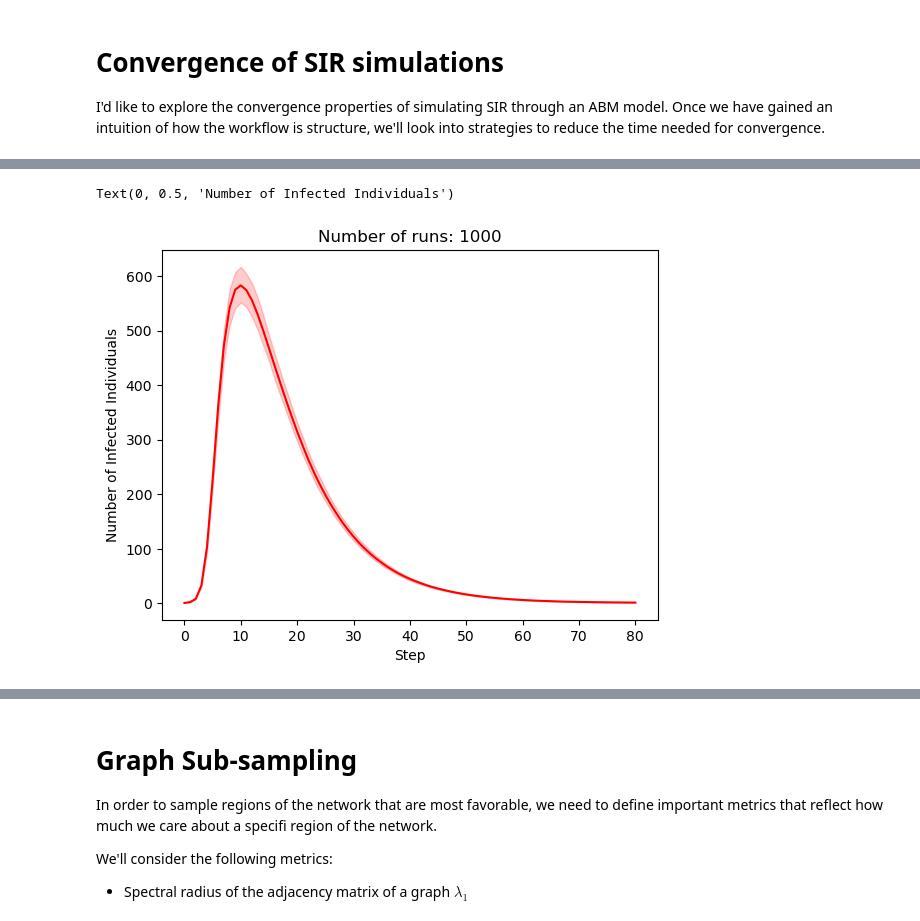
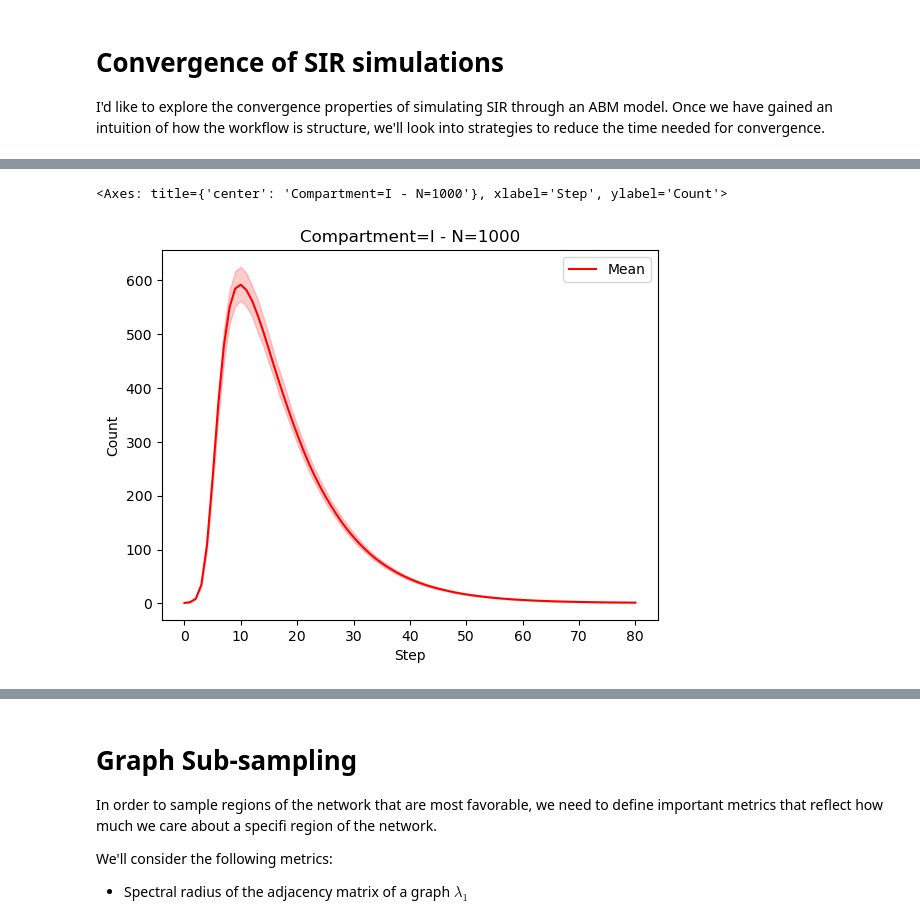
Before and after one commit to martjor/minigraphs, a Jupyter notebook: src/minigraphs/sir_convergence.ipynb, the cells around one changed output, grey strips where cells are left out. Cells and saved outputs as stored; diff of their text form; code cells hidden in the pictures.

```diff
--- a/src/minigraphs/sir_convergence.ipynb
+++ b/src/minigraphs/sir_convergence.ipynb
@@ -4,6 +4,7 @@ I'd like to explore the convergence properties of simulating SIR through an ABM
 # %%
 from minigraphs.data import load_graph
 from minigraphs.simulation import SIRModel
+from mesa import model
 from mesa.batchrunner import batch_run
 from functools import partial
 
@@ -12,16 +13,18 @@ N_RUNS = 1000
 BETA = 0.1
 GAMMA = 0.1
 
+params = {
+    'beta': BETA,
+    'gamma': GAMMA
+}
+
 # Load hamsterster graph
 graph = load_graph('hamsterster')
 
-# Simulate SIR
-params = {
-    'beta': BETA,
-    'gamma': GAMMA,
-}
+# Load graph pool at runtime
+graph_pool = [graph]
 
-results = batch_run(
+results_full = batch_run(
     partial(SIRModel, network=graph),
     parameters=params,
     iterations=N_RUNS,
@@ -52,23 +36,57 @@ KeyboardInterrupt:
 # %%
 import pandas as pd
 import seaborn as sns
 import matplotlib.pyplot as plt
-df = pd.DataFrame(results)
-df_curves = df[['S','I','R','Step']]
 
-df_curves
-sns.lineplot(
-    df_curves,
-    x='Step',
-    y='I',
-    color='red'
-)
+def plot_sir(
+        data: pd.DataFrame,
+        compartment: str = "I",
+        linestyle: str = "-",
+        full: bool = False
+    ):
 
-plt.title(f"Number of runs: {N_RUNS}")
-plt.ylabel("Number of Infected Individuals")
+    iterations = data['iteration'].unique()
+
+    # Plot `mean` pandemic
+    g = sns.lineplot(
+        data,
+        x='Step',
+        y=compartment,
+        color='red',
+        label="Mean",
+        linestyle=linestyle
+    )
+
+    if full:
+        # Plot individual runs
+        for iteration in iterations:
+            label = None if iteration > 0 else "Individual run"
+
+            temp = data[data['iteration'] == iteration]
+
+            g.plot(
+                temp['Step'],
+                temp[compartment],
+                linestyle=':',
+                color='r',
+                alpha=0.01,
+                label=label
+            )
+
+    g.set(
+        title=f"Compartment={compartment} - N={len(iterations)}",
+        ylabel="Count"
+    )
+
+    g.legend()
+
+    return g
+
+plt.Figure()
+plot_sir(pd.DataFrame(results_full))
 # %% [output]
-Text(0, 0.5, 'Number of Infected Individuals')
+<Axes: title={'center': 'Compartment=I - N=1000'}, xlabel='Step', ylabel='Count'>
-[figure, old version]
+[figure, new version]
 # %%
 from minigraphs.sampling import subgraph_metrics
 from minigraphs.mcmc import SubGraphChain
```
Also changed, not shown: parts of 13 cells of this notebook, 1 other file.
